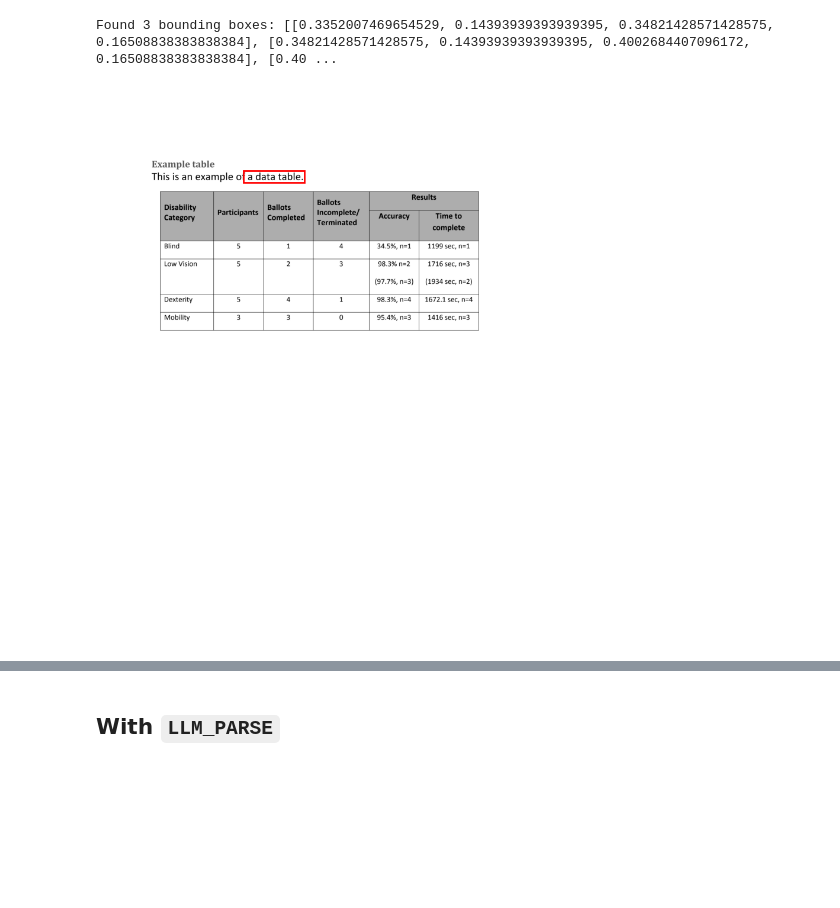
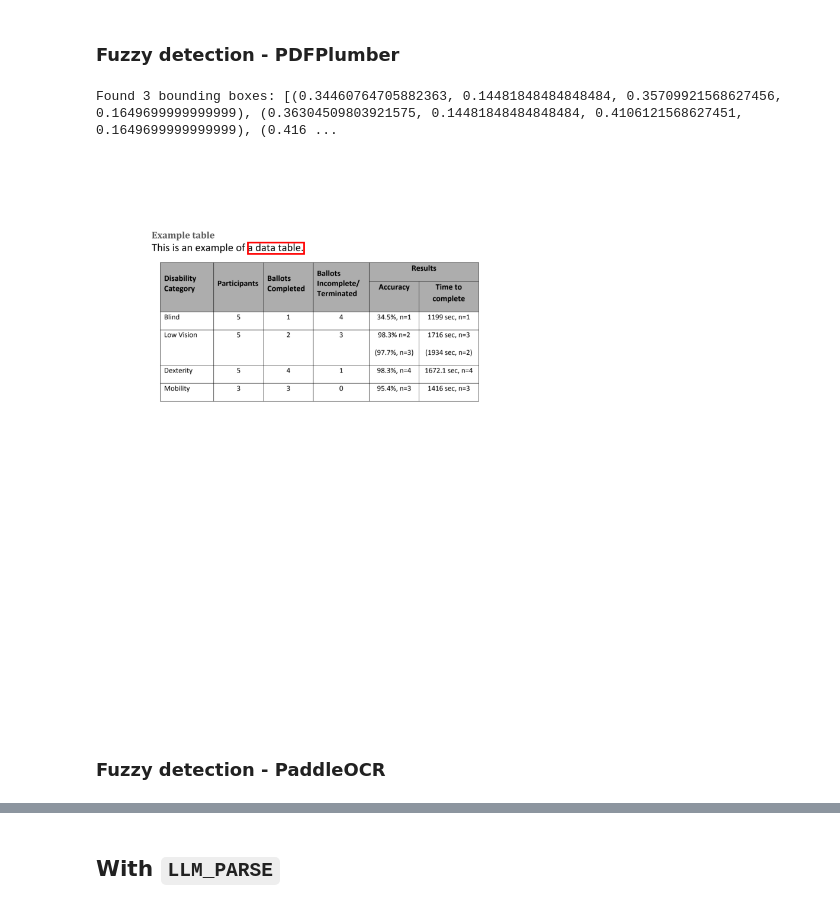
Before and after one commit to oidlabs-com/Lexoid, a Jupyter notebook: examples/example_notebook_reference_highlight.ipynb, the cells around one changed output, grey strips where cells are left out. Saved outputs shown, nothing was run; the diff lists cells and outputs as text; code cells hidden in the pictures; blank space fills up the shorter version.

Commit message:
Add separate code cells for pdfplumber and paddleocr in notebook

```diff
--- a/examples/example_notebook_reference_highlight.ipynb
+++ b/examples/example_notebook_reference_highlight.ipynb
@@ -15,0 +16,3 @@ rgb_img = cv2.cvtColor(cv2_img, cv2.COLOR_BGR2RGB)
+# %%
+result_pdfplumber = parse(pdf_path, parser_type="STATIC_PARSE", return_bboxes=True, bbox_framework="pdfplumber")
+# Inference time: 0.1s
@@ -29,15 +37,23 @@ Creating model: ('en_PP-OCRv5_mobile_rec', None)
 Model files already exist. Using cached files. To redownload, please delete the directory manually: `/home/dilith/.paddlex/official_models/en_PP-OCRv5_mobile_rec`.
 # %%
 seg_idx = 0
-segment = result["segments"][seg_idx]
-content = segment["content"]
-bboxes = segment["bboxes"]
+segment_pdfplumber = result_pdfplumber["segments"][seg_idx]
+content_pdfplumber = segment_pdfplumber["content"]
+bboxes_pdfplumber = segment_pdfplumber["bboxes"]
+
+segment_paddleocr = result_paddleocr["segments"][seg_idx]
+content_paddleocr = segment_paddleocr["content"]
+bboxes_paddleocr = segment_paddleocr["bboxes"]
+# %% [markdown]
+### Fuzzy detection - PDFPlumber
 # %%
 substring = "a data table"
-matched_bboxes = find_bboxes_for_substring(bboxes, content, substring)
+matched_bboxes = find_bboxes_for_substring(bboxes_pdfplumber, content_pdfplumber, substring)
 print(f"Found {len(matched_bboxes)} bounding boxes:", matched_bboxes)
 
 visualize_bounding_boxes(rgb_img, matched_bboxes)
 # %% [output]
-Found 3 bounding boxes: [[0.3352007469654529, 0.14393939393939395, 0.34821428571428575, 0.16508838383838384], [0.34821428571428575, 0.14393939393939395, 0.4002684407096172, 0.16508838383838384], [0.40 ...
+Found 3 bounding boxes: [(0.34460764705882363, 0.14481848484848484, 0.35709921568627456, 0.1649699999999999), (0.36304509803921575, 0.14481848484848484, 0.4106121568627451, 0.1649699999999999), (0.416 ...
-[figure, old version]
+[figure, new version]
+# %% [markdown]
+### Fuzzy detection - PaddleOCR
```
Also changed, not shown: parts of 12 cells of this notebook.
